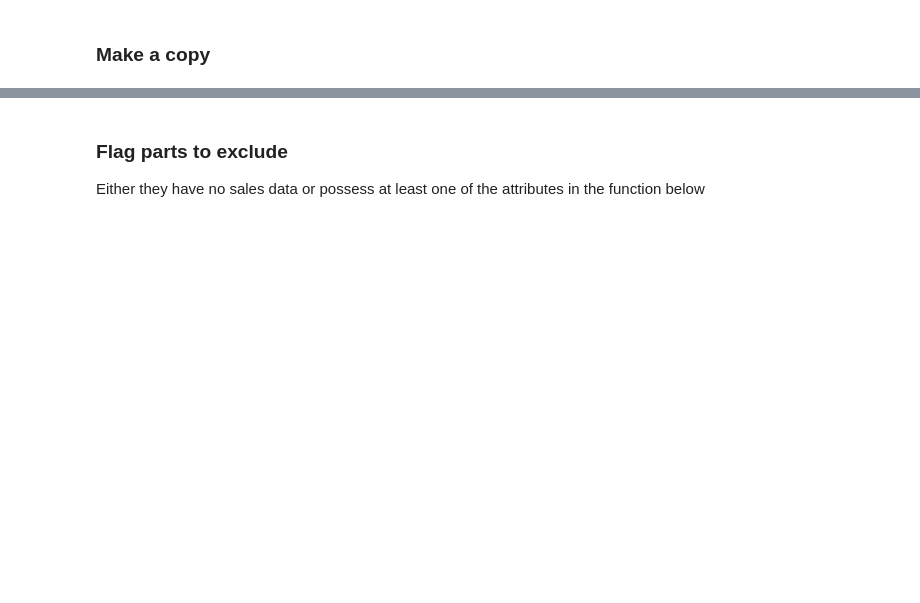
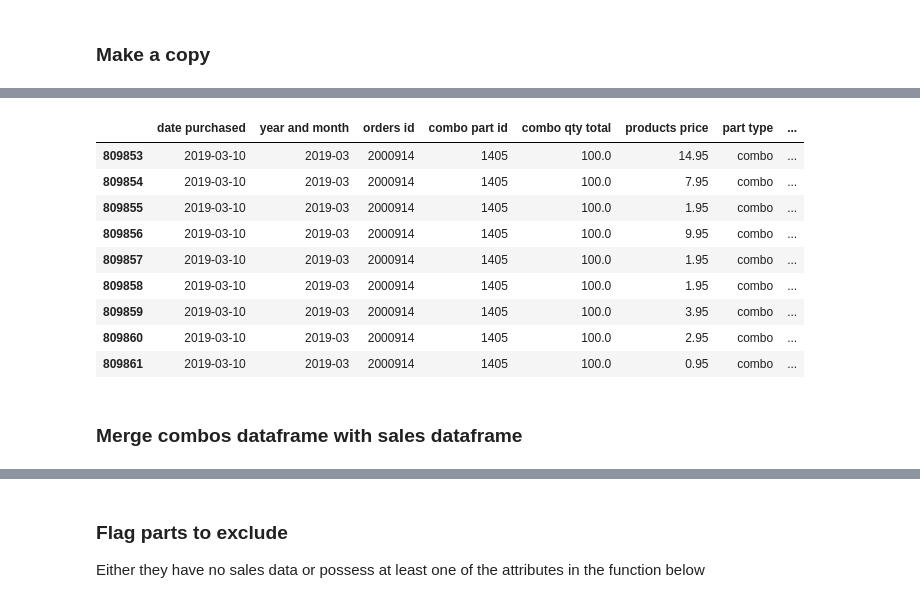
Before and after one commit to bztekola/Jupyter-Scripts, a Jupyter notebook: Fake Folder/Fab/Projects/War Chest/Python/War Chest II (WORKING).ipynb, the cells around one changed output, grey strips where cells are left out. Drawn from its saved outputs; the diff is of its cells as text; code cells hidden in the pictures; blank space fills up the shorter version.

```diff
--- a/Fake Folder/Fab/Projects/War Chest/Python/War Chest II (WORKING).ipynb
+++ b/Fake Folder/Fab/Projects/War Chest/Python/War Chest II (WORKING).ipynb
@@ -232,0 +196,5 @@ sales_main[sales_main['part id'].isin([128,143,144])].drop_duplicates('part id')
+# %%
+combos = sales_main[sales_main['part type'] == 'combo'].copy()
+
+combos.rename(columns = {'part id':'combo part id',
+                         'qty total':'combo qty total'}, inplace = True)
@@ -232,0 +203,32 @@ sales_main[sales_main['part id'].isin([128,143,144])].drop_duplicates('part id')
+# %%
+# merge products_to_stuff, which contains the combo_part_id and all of the parts that that combo is made of
+combos = pd.merge(combos, pts_main, how = 'left', on = 'combo part id')
+
+# continuing the logic mentioned a few sections above:
+    # if a combo contains x2 units of Part A, and we sell x2 units of this combo, then we have really sold x4 units of Part A.
+    # make this adjustment here
+combos['qty total'] = combos['combo qty total'] * combos['pts quantity']
+
+# the price as it stands now in the combos dataframe is the price of the combo
+# but we just unpacked each combo into it's parts
+# so we need to overwrite the price of the combo with the price of each part
+price = pd.read_sql(
+'''
+SELECT
+part_id,
+products_price
+FROM parts
+''', db)
+
+col_fix(price)
+
+combos['products price'] = combos['part id'].map(dict(zip(price['part id'], price['products price'])))
+
+# check nulls
+n = combos[combos.isnull().any(1)]
+if n.empty:
+    print('no nulls')
+else:
+    print('you have %i nulls' % len(n))
+    display(n.head())
+    raise 0
@@ -232,0 +240,2 @@ sales_main[sales_main['part id'].isin([128,143,144])].drop_duplicates('part id')
+# %%
+oid = 2000914
@@ -232,0 +256,15 @@ sales_main[sales_main['part id'].isin([128,143,144])].drop_duplicates('part id')
+# %%
+combos[combos['orders id'] == oid]
+# %% [output]
+|  | date purchased | year and month | orders id | combo part id | combo qty total | products price | part type | ... |
+| 809853 | 2019-03-10 | 2019-03 | 2000914 | 1405 | 100.0 | 14.95 | combo | ... |
+| 809854 | 2019-03-10 | 2019-03 | 2000914 | 1405 | 100.0 | 7.95 | combo | ... |
+| 809855 | 2019-03-10 | 2019-03 | 2000914 | 1405 | 100.0 | 1.95 | combo | ... |
+| 809856 | 2019-03-10 | 2019-03 | 2000914 | 1405 | 100.0 | 9.95 | combo | ... |
+| 809857 | 2019-03-10 | 2019-03 | 2000914 | 1405 | 100.0 | 1.95 | combo | ... |
+| 809858 | 2019-03-10 | 2019-03 | 2000914 | 1405 | 100.0 | 1.95 | combo | ... |
+| 809859 | 2019-03-10 | 2019-03 | 2000914 | 1405 | 100.0 | 3.95 | combo | ... |
+| 809860 | 2019-03-10 | 2019-03 | 2000914 | 1405 | 100.0 | 2.95 | combo | ... |
+| 809861 | 2019-03-10 | 2019-03 | 2000914 | 1405 | 100.0 | 0.95 | combo | ... |
+# %% [markdown]
+### Merge combos dataframe with sales dataframe
```
Also changed, not shown: parts of 34 cells of this notebook, 15 other files.
